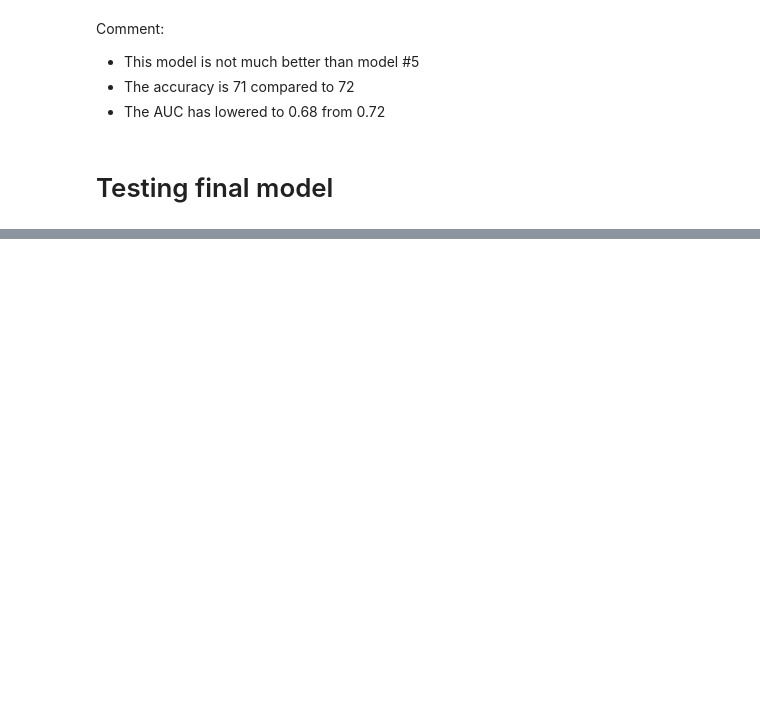
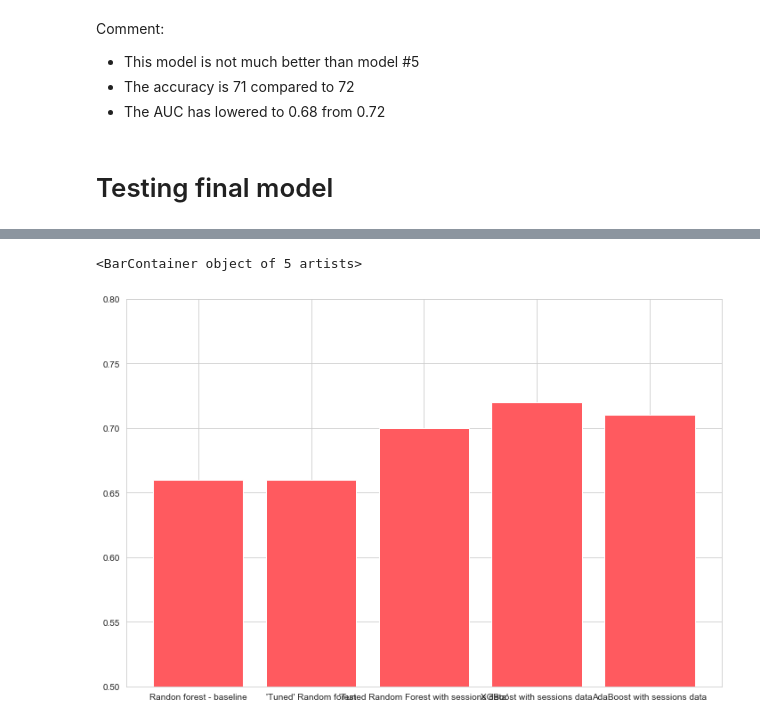
Before and after one commit to nikolholicka/curriculum, a Jupyter notebook: mod5/project/airbnb/Airbnb_New_Users_Classification_Project.ipynb, the cells around one changed output, grey strips where cells are left out. Drawn from its saved outputs; the diff is of its cells as text; code cells hidden in the pictures; blank space fills up the shorter version.

```diff
--- a/mod5/project/airbnb/Airbnb_New_Users_Classification_Project.ipynb
+++ b/mod5/project/airbnb/Airbnb_New_Users_Classification_Project.ipynb
@@ -1238,0 +1263,14 @@ Testing score: :0.7269272529858849
+# %%
+
+data = {'Randon forest - baseline': 0.66, "'Tuned' Random forest": 0.66, "'Tuned Random Forest with sessions data'": 0.7, 'XGBoost with sessions data': 0.72, 'AdaBoost with sessions data': 0.71}
+names = list(data.keys())
+values = list(data.values())
+
+
+plt.figure(figsize=(12,8))
+plt.ylim(bottom=0.5)
+plt.ylim(top=0.8)
+plt.bar(names, values,color='#ff5a5f')
+# %% [output]
+<BarContainer object of 5 artists>
+[figure, added]
```
Also changed, not shown: parts of 26 cells of this notebook.
